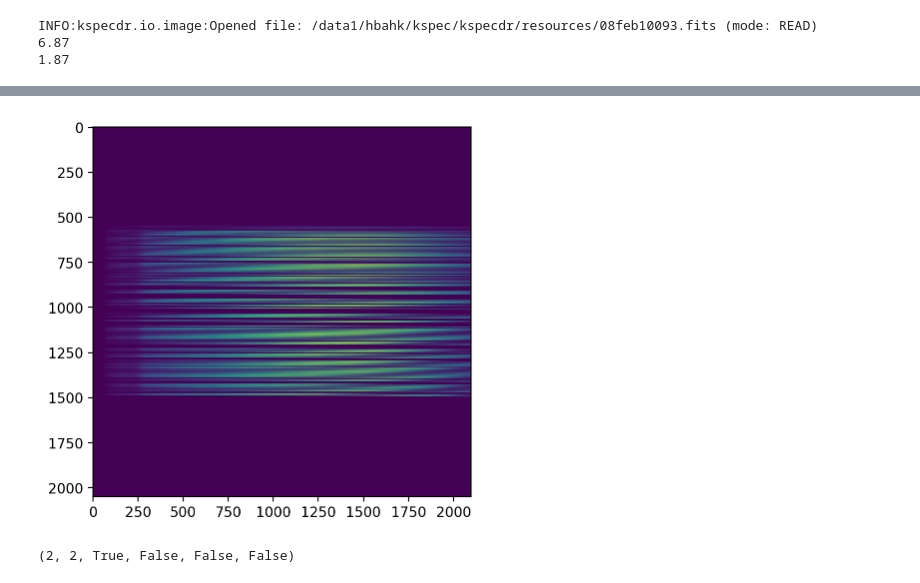
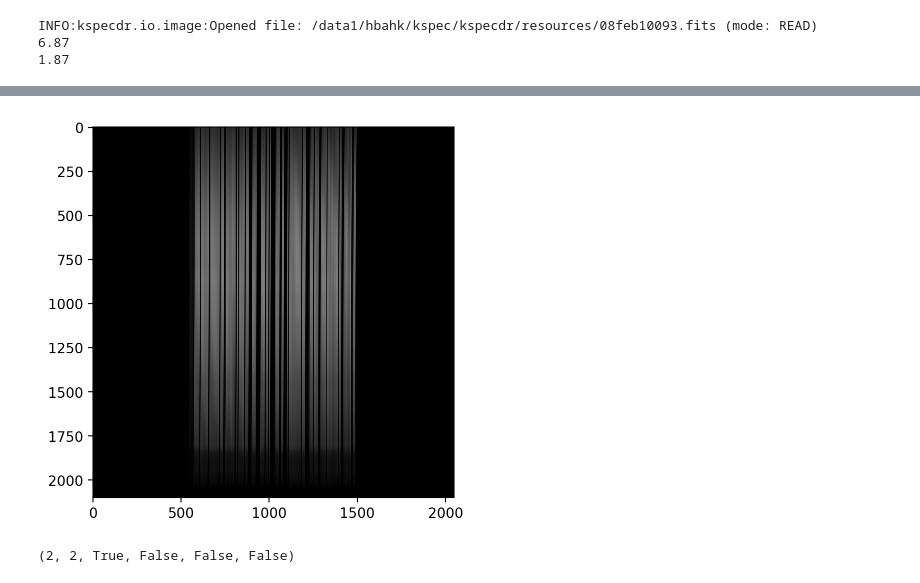
Before and after one commit to hbahk/kspecdr, a Jupyter notebook: notebooks/test_make_tlm.ipynb, the cells around one changed output, grey strips where cells are left out. Saved outputs shown, nothing was run; the diff lists cells and outputs as text; code cells hidden in the pictures.

```diff
--- a/notebooks/test_make_tlm.ipynb
+++ b/notebooks/test_make_tlm.ipynb
@@ -65,10 +67,10 @@ INFO:kspecdr.io.image:Opened file: /data1/hbahk/kspec/kspecdr/resources/08feb100
 # %%
 from matplotlib import pyplot as plt
 
-plt.imshow(var_data)
+plt.imshow(img_data, cmap='gray')
 plt.show()
 # %% [output]
-[figure, old version]
+[figure, new version]
 # %%
 from kspecdr.tlm.make_tlm import set_instrument_specific_params
 
```
Also changed, not shown: parts of 12 cells of this notebook, 1 other file.
